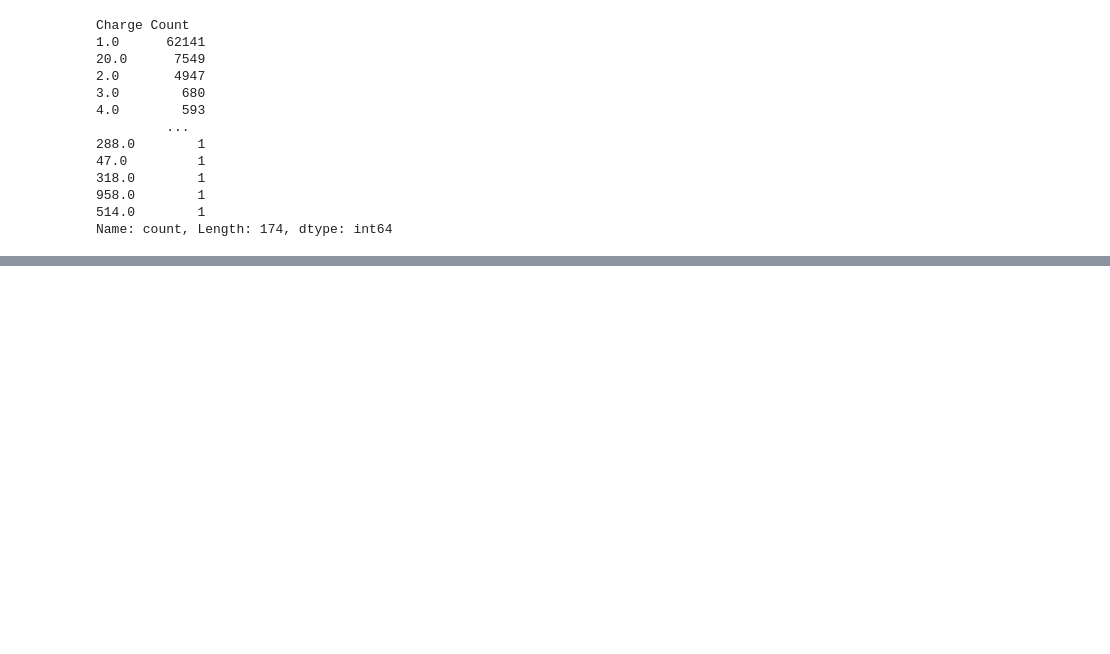
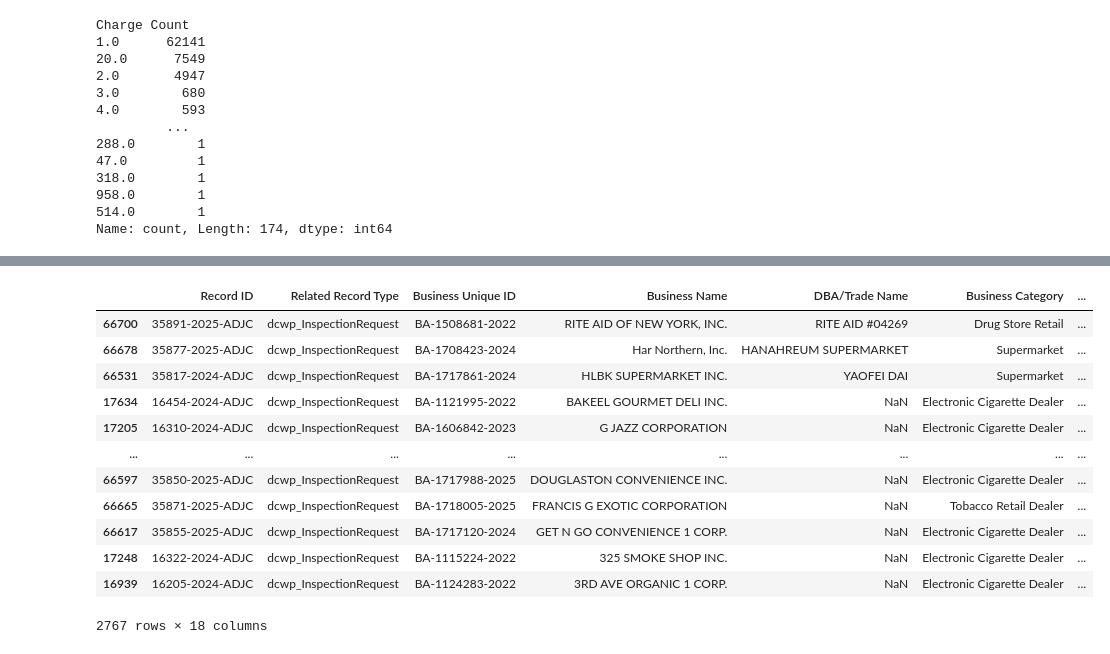
Before and after one commit to lizziewalsh92/DCWP_DataHubProject, a Jupyter notebook: Memo_6.23_2.ipynb, the cells around one changed output, grey strips where cells are left out. Saved outputs shown, nothing was run; the diff lists cells and outputs as text; code cells hidden in the pictures; blank space fills up the shorter version.

```diff
--- a/Memo_6.23_2.ipynb
+++ b/Memo_6.23_2.ipynb
@@ -453,0 +517,5 @@ DF_CHARGES.sort_values(by=["Charge Count"]).head(20)
+# %%
+DF_20_CHARGES_NODUPES = DF_20_CHARGES.sort_values('Violation Date').drop_duplicates(
+    subset=['Business Unique ID'],  # columns to identify duplicates
+    keep='last'  # 'last' keeps the last occurrence (latest date)
+)
@@ -453,0 +542,16 @@ DF_CHARGES.sort_values(by=["Charge Count"]).head(20)
+# %%
+DF_20_CHARGES_NODUPES.sort_values(["Violation Date"], ascending=False)
+# %% [output]
+|  | Record ID | Related Record Type | Business Unique ID | Business Name | DBA/Trade Name | Business Category | ... |
+| 66700 | 35891-2025-ADJC | dcwp_InspectionRequest | BA-1508681-2022 | RITE AID OF NEW YORK, INC. | RITE AID #04269 | Drug Store Retail | ... |
+| 66678 | 35877-2025-ADJC | dcwp_InspectionRequest | BA-1708423-2024 | Har Northern, Inc. | HANAHREUM SUPERMARKET | Supermarket | ... |
+| 66531 | 35817-2024-ADJC | dcwp_InspectionRequest | BA-1717861-2024 | HLBK SUPERMARKET INC. | YAOFEI DAI | Supermarket | ... |
+| 17634 | 16454-2024-ADJC | dcwp_InspectionRequest | BA-1121995-2022 | BAKEEL GOURMET DELI INC. | NaN | Electronic Cigarette Dealer | ... |
+| 17205 | 16310-2024-ADJC | dcwp_InspectionRequest | BA-1606842-2023 | G JAZZ CORPORATION | NaN | Electronic Cigarette Dealer | ... |
+| ... | ... | ... | ... | ... | ... | ... | ... |
+| 66597 | 35850-2025-ADJC | dcwp_InspectionRequest | BA-1717988-2025 | DOUGLASTON CONVENIENCE INC. | NaN | Electronic Cigarette Dealer | ... |
+| 66665 | 35871-2025-ADJC | dcwp_InspectionRequest | BA-1718005-2025 | FRANCIS G EXOTIC CORPORATION | NaN | Tobacco Retail Dealer | ... |
+| 66617 | 35855-2025-ADJC | dcwp_InspectionRequest | BA-1717120-2024 | GET N GO CONVENIENCE 1 CORP. | NaN | Electronic Cigarette Dealer | ... |
+| 17248 | 16322-2024-ADJC | dcwp_InspectionRequest | BA-1115224-2022 | 325 SMOKE SHOP INC. | NaN | Electronic Cigarette Dealer | ... |
+| 16939 | 16205-2024-ADJC | dcwp_InspectionRequest | BA-1124283-2022 | 3RD AVE ORGANIC 1 CORP. | NaN | Electronic Cigarette Dealer | ... |
+2767 rows × 18 columns
```
Also changed, not shown: parts of 38 cells of this notebook.
